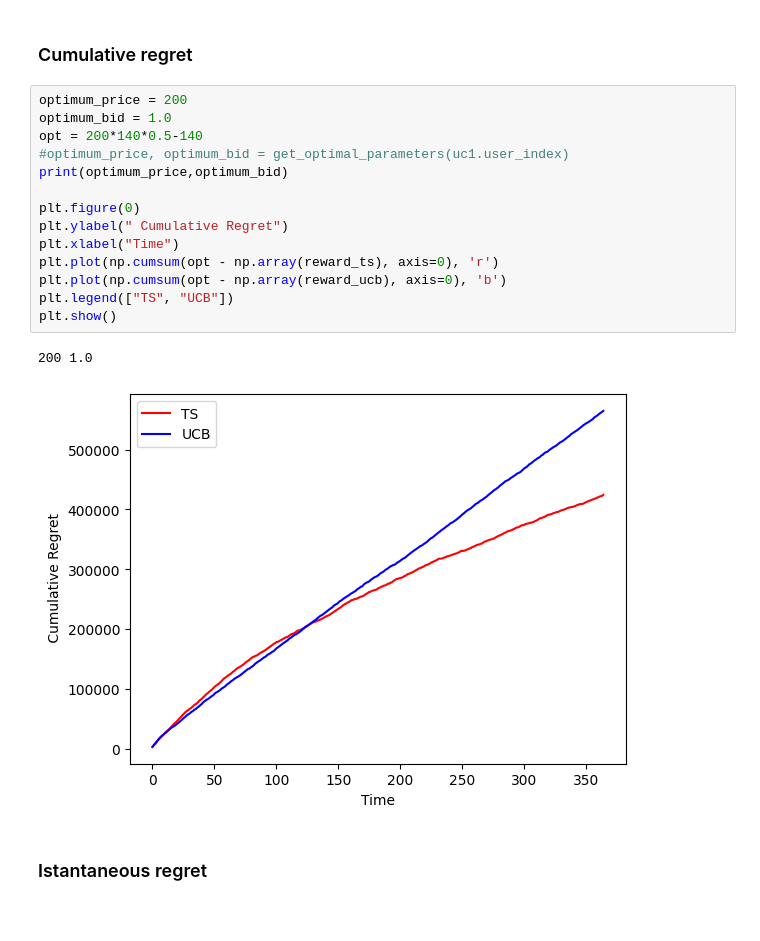
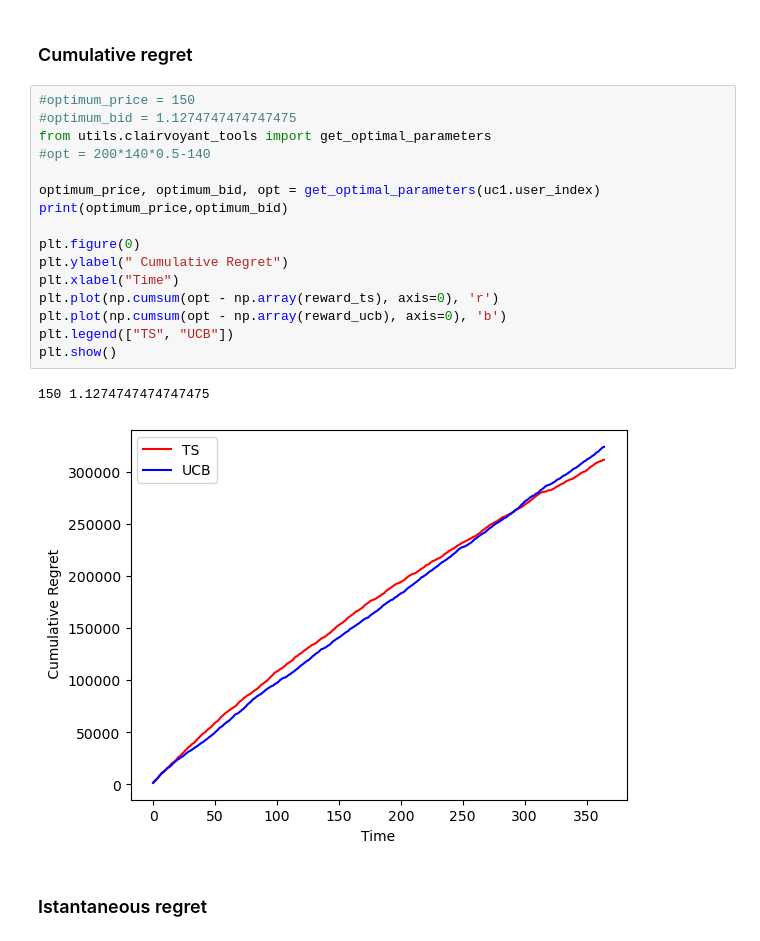
Before and after one commit to MatteoPancini/Online-Pricing-and-Advertising-Optimization-Project, a Jupyter notebook: Project-Pricing-Advertising-2022-2023/1_Learning_for_Pricing_2_Version.ipynb, the cells around one changed output. Saved outputs shown, nothing was run; the diff lists cells and outputs as text.

Commit message:
fixed optimal values

```diff
--- a/Project-Pricing-Advertising-2022-2023/1_Learning_for_Pricing_2_Version.ipynb
+++ b/Project-Pricing-Advertising-2022-2023/1_Learning_for_Pricing_2_Version.ipynb
@@ -301,22 +96,24 @@ plt.show()
 # %% [markdown]
 ### Cumulative regret
 # %%
-optimum_price = 200
-optimum_bid = 1.0
-opt = 200*140*0.5-140
-#optimum_price, optimum_bid = get_optimal_parameters(uc1.user_index)
+#optimum_price = 150
+#optimum_bid = 1.1274747474747475
+from utils.clairvoyant_tools import get_optimal_parameters
+#opt = 200*140*0.5-140
+
+optimum_price, optimum_bid, opt = get_optimal_parameters(uc1.user_index)
 print(optimum_price,optimum_bid)
 
 plt.figure(0)
 plt.ylabel(" Cumulative Regret")
 plt.xlabel("Time")
 plt.plot(np.cumsum(opt - np.array(reward_ts), axis=0), 'r')
 plt.plot(np.cumsum(opt - np.array(reward_ucb), axis=0), 'b')
 plt.legend(["TS", "UCB"])
 plt.show()
 # %% [output]
-200 1.0
+150 1.1274747474747475
-[figure, old version]
+[figure, new version]
 # %% [markdown]
 ### Istantaneous regret
 # %%
```
Also changed, not shown: parts of 5 cells of this notebook, 1 other file.
